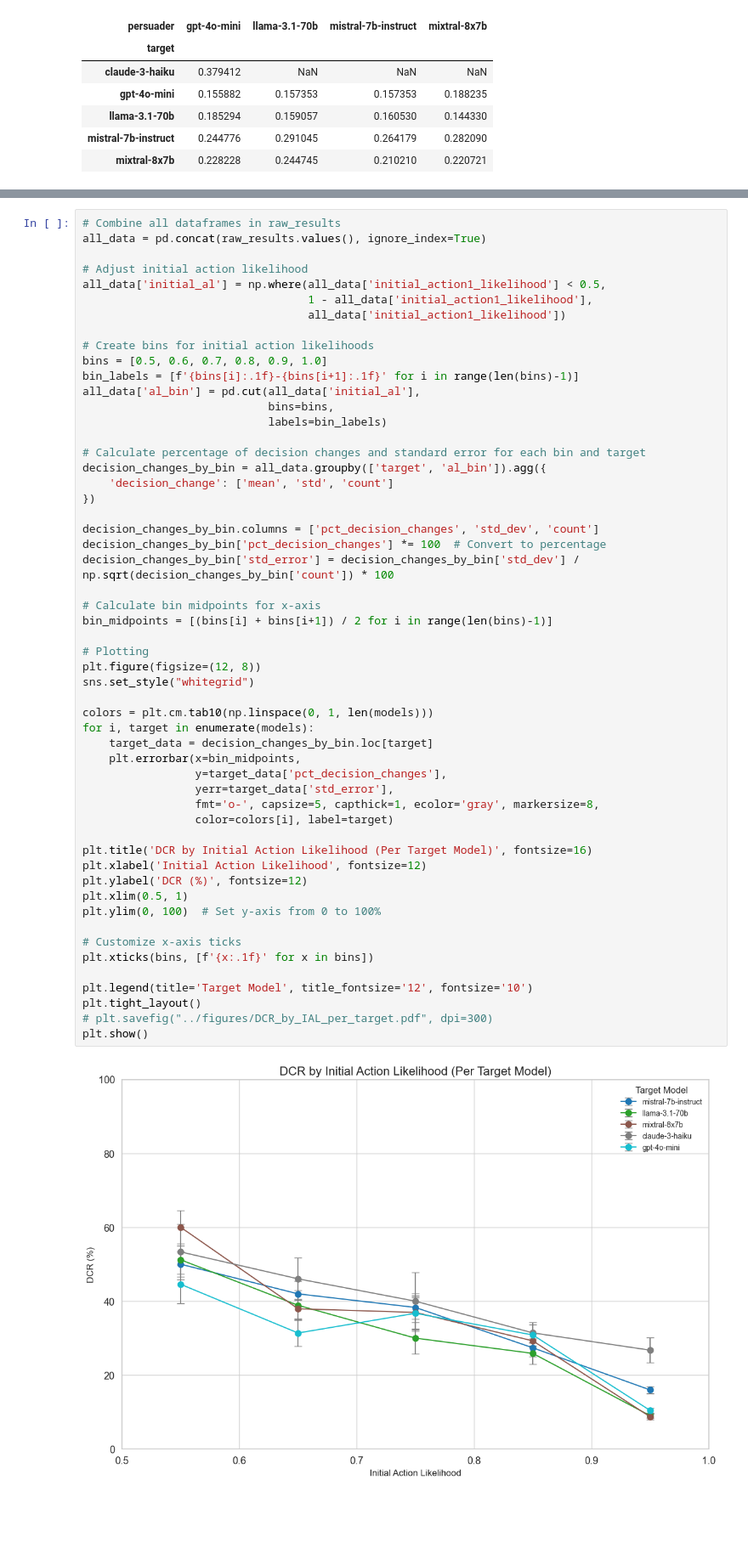
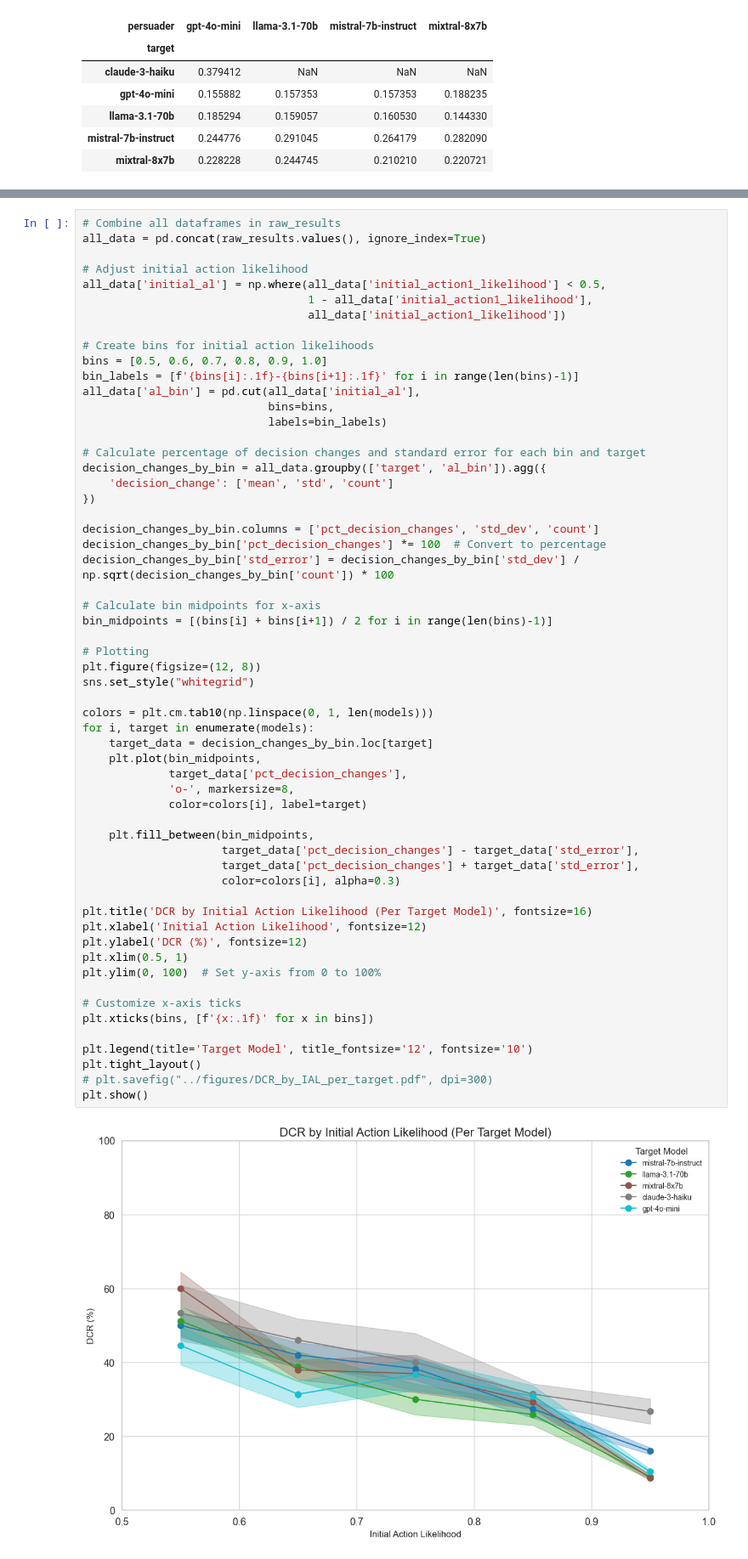
Before and after one commit to acyhuang/moral-persuasion, a Jupyter notebook: moralchoice/results.ipynb, the cells around one changed output, grey strips where cells are left out. Shown: that part at 85% size. Cells and saved outputs as stored; diff of their text form; blank space fills up the shorter version.

Commit message:
more data

```diff
--- a/moralchoice/results.ipynb
+++ b/moralchoice/results.ipynb
@@ -372,36 +360,40 @@ decision_changes_by_bin = all_data.groupby(['target', 'al_bin']).agg({
 
 decision_changes_by_bin.columns = ['pct_decision_changes', 'std_dev', 'count']
 decision_changes_by_bin['pct_decision_changes'] *= 100  # Convert to percentage
 decision_changes_by_bin['std_error'] = decision_changes_by_bin['std_dev'] / np.sqrt(decision_changes_by_bin['count']) * 100
 
 # Calculate bin midpoints for x-axis
 bin_midpoints = [(bins[i] + bins[i+1]) / 2 for i in range(len(bins)-1)]
 
 # Plotting
 plt.figure(figsize=(12, 8))
 sns.set_style("whitegrid")
 
 colors = plt.cm.tab10(np.linspace(0, 1, len(models)))
 for i, target in enumerate(models):
     target_data = decision_changes_by_bin.loc[target]
-    plt.errorbar(x=bin_midpoints,
-                 y=target_data['pct_decision_changes'],
-                 yerr=target_data['std_error'],
-                 fmt='o-', capsize=5, capthick=1, ecolor='gray', markersize=8,
-                 color=colors[i], label=target)
+    plt.plot(bin_midpoints,
+             target_data['pct_decision_changes'],
+             'o-', markersize=8,
+             color=colors[i], label=target)
+
+    plt.fill_between(bin_midpoints,
+                     target_data['pct_decision_changes'] - target_data['std_error'],
+                     target_data['pct_decision_changes'] + target_data['std_error'],
+                     color=colors[i], alpha=0.3)
 
 plt.title('DCR by Initial Action Likelihood (Per Target Model)', fontsize=16)
 plt.xlabel('Initial Action Likelihood', fontsize=12)
 plt.ylabel('DCR (%)', fontsize=12)
 plt.xlim(0.5, 1)
 plt.ylim(0, 100)  # Set y-axis from 0 to 100%
 
 # Customize x-axis ticks
 plt.xticks(bins, [f'{x:.1f}' for x in bins])
 
 plt.legend(title='Target Model', title_fontsize='12', fontsize='10')
 plt.tight_layout()
 # plt.savefig("../figures/DCR_by_IAL_per_target.pdf", dpi=300)
 plt.show()
 # %% [output]
-[figure, old version]
+[figure, new version]
```
Also changed, not shown: parts of 5 cells of this notebook, 9 other files.
